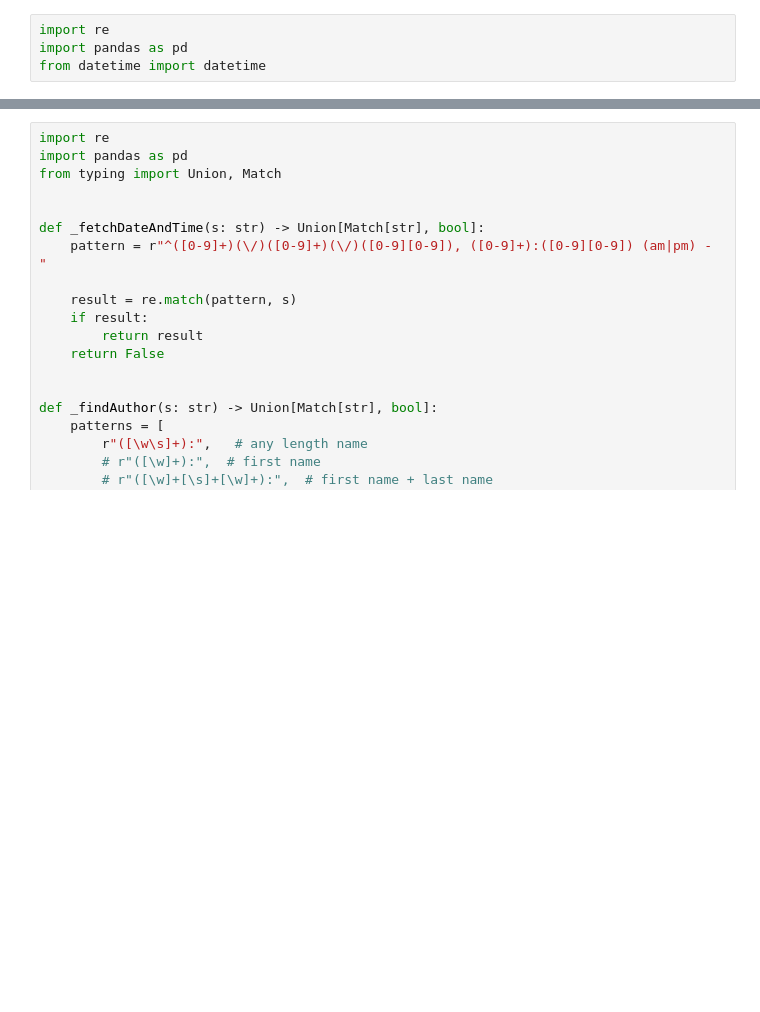
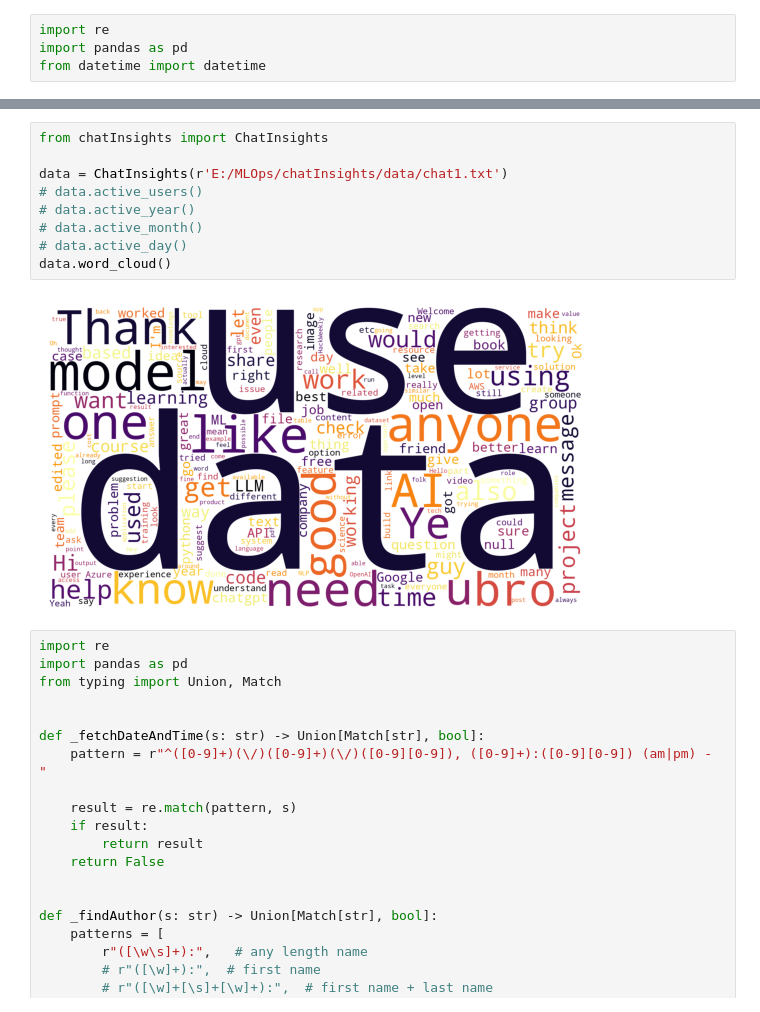
Before and after one commit to ronylpatil/chatInsights, a Jupyter notebook: doc/en/manual_test.ipynb, the cells around one changed output, grey strips where cells are left out. Cells and saved outputs as stored; diff of their text form; blank space fills up the shorter version.

```diff
--- a/doc/en/manual_test.ipynb
+++ b/doc/en/manual_test.ipynb
@@ -5,3 +75,14 @@ from datetime import datetime
+# %%
+from chatInsights import ChatInsights
+
+data = ChatInsights(r'E:/MLOps/chatInsights/data/chat1.txt')
+# data.active_users()
+# data.active_year()
+# data.active_month()
+# data.active_day()
+data.word_cloud()
+# %% [output]
+[figure, added]
 # %%
 import re
 import pandas as pd
```
Also changed, not shown: parts of 6 cells of this notebook.
